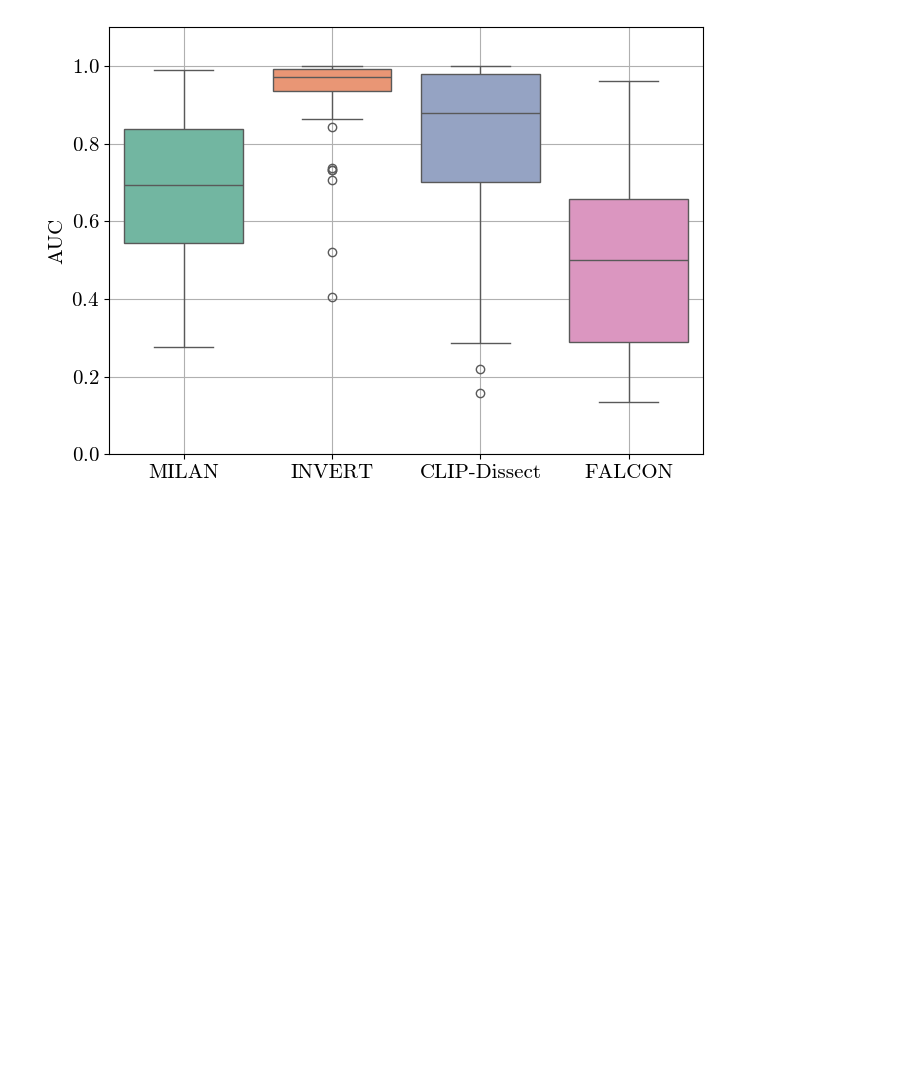
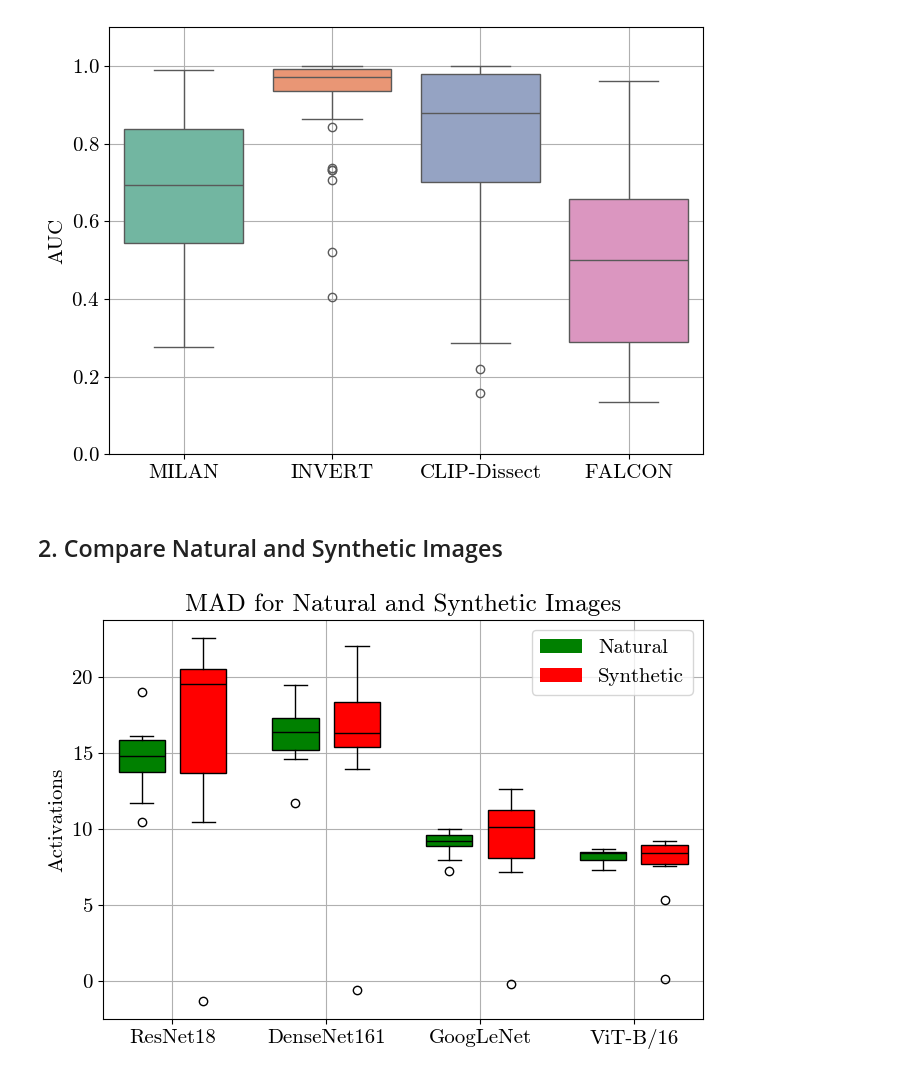
Before and after one commit to lkopf/cosy, a Jupyter notebook: notebooks/experiments.ipynb, the cells around one changed output. Saved outputs shown, nothing was run; the diff lists cells and outputs as text; code cells hidden in the pictures; blank space fills up the shorter version.

Commit message:
added explanations, added more models

```diff
--- a/notebooks/experiments.ipynb
+++ b/notebooks/experiments.ipynb
@@ -77,3 +82,71 @@ plt.tight_layout()
 plt.show()
 # %% [output]
 [figure]
+# %% [markdown]
+## 2. Compare Natural and Synthetic Images
+# %%
+NAT_SYN_PATH = "../results/meta-eval/nat_syn_class/"
+NEURON_IDS = [34, 440, 495, 592, 16, 212, 264, 833, 504, 844]
+CONCEPT_NAMES = ['leatherback turtle', 'beer bottle', 'china cabinet', 'hard disc', 'bulbul', 'english setter', 'cardigan', 'submarine', 'coffee mug', 'switch']
+CONCEPT_IDS = ['n01665541', 'n02823428', 'n03018349', 'n03492542', 'n01560419', 'n02100735', 'n02113186', 'n04347754', 'n03063599', 'n04372370']
+df_imgnt = pd.read_csv("../assets/ILSVRC2012_val_labels.csv")
+MODELS = ['resnet18-fc', 'densenet161-fc', 'googlenet-fc', 'vit_b_16-head']
+ticks = ['ResNet18', 'DenseNet161', 'GoogLeNet', 'ViT-B/16']
+
+# Initialize lists to collect mean differences for each model
+mean_diffs_nat = {model: [] for model in MODELS}
+mean_diffs_syn = {model: [] for model in MODELS}
+
+nat_data = [] # [res_nat, dens_nat, goog_nat, vit_nat]
+syn_data = [] # [res_syn, dens_syn, goog_syn, vit_syn]
+
+for model in MODELS:
+    model_mean_diffs_nat = []
+    model_mean_diffs_syn = []
+    for neuron_id, concept_id in zip(NEURON_IDS, CONCEPT_IDS):
+        # Filter for images including classes
+        df_class = df_imgnt[df_imgnt[concept_id] == 1]
+        # Filter for images not including classes
+        df_non_class = df_imgnt[df_imgnt[concept_id] == 0]
+
+        A_F_val = torch.load(f"../activations/val_{model}.pt").cpu().numpy()
+        activ = A_F_val[:, neuron_id]  # All activations for neuron_id on val dataset
+        activ_non_class = activ[df_non_class.index]  # Activations without natural class
+        activ_class_nat = activ[df_class.index]  # Activations with natural class
+        activ_class_syn = torch.load(f"{NAT_SYN_PATH}{model}_neuron-{neuron_id}.pt")[:, neuron_id].cpu().numpy()
+
+        avg_activation_diff_nat = activ_class_nat.mean() - activ_non_class.mean()
+        avg_activation_diff_syn = activ_class_syn.mean() - activ_non_class.mean()
+
+        model_mean_diffs_nat.append(avg_activation_diff_nat)
+        model_mean_diffs_syn.append(avg_activation_diff_syn)
+
+    nat_data.append(model_mean_diffs_nat)
+    syn_data.append(model_mean_diffs_syn)
+
+plt.figure(figsize=(7, 5))
+
+colors = ['green', 'red']
+
+bpl = plt.boxplot(nat_data, positions=np.array(range(len(nat_data)))*2.0-0.4, patch_artist=True,boxprops=dict(facecolor=colors[0]), widths=0.6,medianprops=dict(color='black'))
+bpr = plt.boxplot(syn_data, positions=np.array(range(len(syn_data)))*2.0+0.4, patch_artist=True,boxprops=dict(facecolor=colors[1]), widths=0.6,medianprops=dict(color='black'))
+
+# Create legend
+legend_labels = ['Natural', 'Synthetic']
+legend_patches = [plt.Rectangle((0,0),1,1,fc=color) for color in colors]
+plt.legend(legend_patches, legend_labels)
+
+plt.xticks(range(0, len(ticks) * 2, 2), ticks)
+
+# plt.xlabel('Models')
+plt.ylabel('Activations')
+plt.title('MAD for Natural and Synthetic Images')
+
+plt.grid(True)
+plt.tight_layout()
+# plt.savefig(PLOT_PATH+f"mean_activ_nat-syn_comparison.png", bbox_inches='tight')
+# plt.savefig(PLOT_PATH+f"mean_activ_nat-syn_comparison.pdf", bbox_inches='tight')
+# plt.savefig(PLOT_PATH+f"mean_activ_nat-syn_comparison.svg", bbox_inches='tight')
+plt.show()
+# %% [output]
+[figure, added]
```
Also changed, not shown: parts of 6 cells of this notebook, 39 other files.
